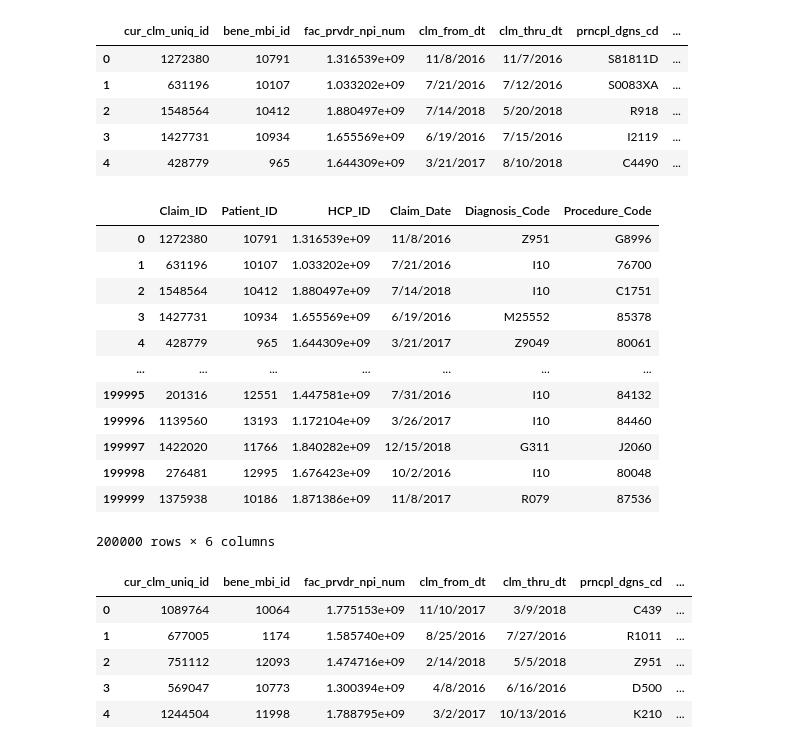
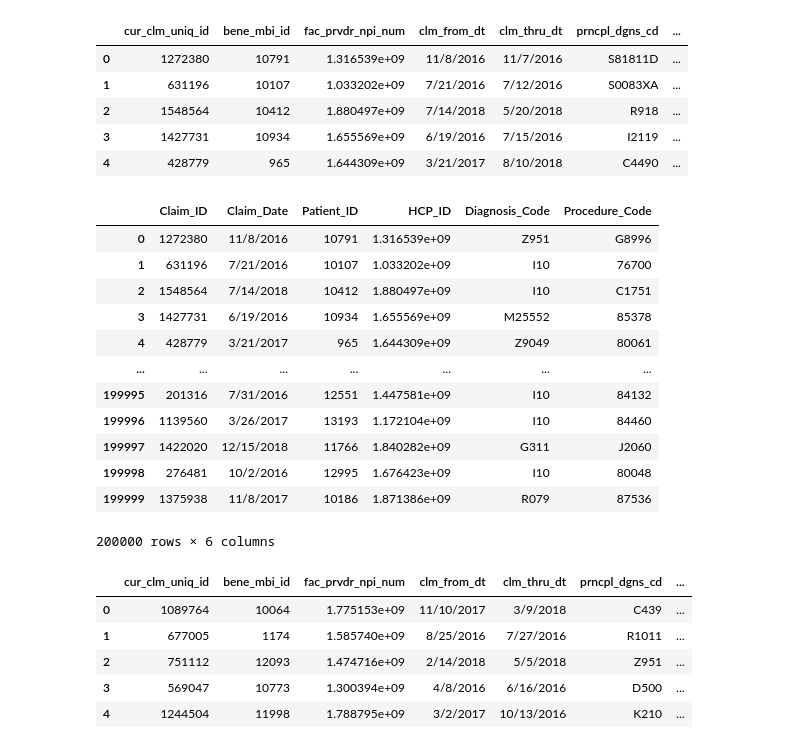
Before and after one commit to aakarsh31/BIA810-Healthcare_Anesthesia-Market-Analysis, a Jupyter notebook: BIA810_final.ipynb, the cells around one changed output. Cells and saved outputs as stored; diff of their text form; code cells hidden in the pictures.

Commit message:
finished cleaning and joining tables for downstream analyses

```diff
--- a/BIA810_final.ipynb
+++ b/BIA810_final.ipynb
@@ -51,31 +52,31 @@ claims_1_raw.head()
 | 4 | 428779 | 965 | 1.644309e+09 | 3/21/2017 | 8/10/2018 | C4490 | ... |
 # %%
 claims_1 = claims_1_raw[[
-    'cur_clm_uniq_id', 'bene_mbi_id', 'fac_prvdr_npi_num', 'clm_from_dt', 'clm_dgns_cd', 'clm_line_hcpcs_cd'
+    'cur_clm_uniq_id', 'clm_from_dt', 'bene_mbi_id', 'fac_prvdr_npi_num', 'clm_dgns_cd', 'clm_line_hcpcs_cd'
 ]].rename(
     columns={
         'cur_clm_uniq_id': 'Claim_ID',
+        'clm_from_dt': 'Claim_Date',
         'bene_mbi_id': 'Patient_ID',
         'fac_prvdr_npi_num': 'HCP_ID',
-        'clm_from_dt': 'Claim_Date',
         'clm_dgns_cd': 'Diagnosis_Code',
         'clm_line_hcpcs_cd': 'Procedure_Code'
     }
 )
 claims_1
 # %% [output]
-|  | Claim_ID | Patient_ID | HCP_ID | Claim_Date | Diagnosis_Code | Procedure_Code |
-| 0 | 1272380 | 10791 | 1.316539e+09 | 11/8/2016 | Z951 | G8996 |
-| 1 | 631196 | 10107 | 1.033202e+09 | 7/21/2016 | I10 | 76700 |
-| 2 | 1548564 | 10412 | 1.880497e+09 | 7/14/2018 | I10 | C1751 |
-| 3 | 1427731 | 10934 | 1.655569e+09 | 6/19/2016 | M25552 | 85378 |
-| 4 | 428779 | 965 | 1.644309e+09 | 3/21/2017 | Z9049 | 80061 |
+|  | Claim_ID | Claim_Date | Patient_ID | HCP_ID | Diagnosis_Code | Procedure_Code |
+| 0 | 1272380 | 11/8/2016 | 10791 | 1.316539e+09 | Z951 | G8996 |
+| 1 | 631196 | 7/21/2016 | 10107 | 1.033202e+09 | I10 | 76700 |
+| 2 | 1548564 | 7/14/2018 | 10412 | 1.880497e+09 | I10 | C1751 |
+| 3 | 1427731 | 6/19/2016 | 10934 | 1.655569e+09 | M25552 | 85378 |
+| 4 | 428779 | 3/21/2017 | 965 | 1.644309e+09 | Z9049 | 80061 |
 | ... | ... | ... | ... | ... | ... | ... |
-| 199995 | 201316 | 12551 | 1.447581e+09 | 7/31/2016 | I10 | 84132 |
-| 199996 | 1139560 | 13193 | 1.172104e+09 | 3/26/2017 | I10 | 84460 |
-| 199997 | 1422020 | 11766 | 1.840282e+09 | 12/15/2018 | G311 | J2060 |
-| 199998 | 276481 | 12995 | 1.676423e+09 | 10/2/2016 | I10 | 80048 |
-| 199999 | 1375938 | 10186 | 1.871386e+09 | 11/8/2017 | R079 | 87536 |
+| 199995 | 201316 | 7/31/2016 | 12551 | 1.447581e+09 | I10 | 84132 |
+| 199996 | 1139560 | 3/26/2017 | 13193 | 1.172104e+09 | I10 | 84460 |
+| 199997 | 1422020 | 12/15/2018 | 11766 | 1.840282e+09 | G311 | J2060 |
+| 199998 | 276481 | 10/2/2016 | 12995 | 1.676423e+09 | I10 | 80048 |
+| 199999 | 1375938 | 11/8/2017 | 10186 | 1.871386e+09 | R079 | 87536 |
 200000 rows × 6 columns
 # %%
 claims_2_raw =  pd.read_csv("input_datasets/Medicare_Claims_data_part_2.csv")
```
Also changed, not shown: parts of 45 cells of this notebook, 1 other file.
